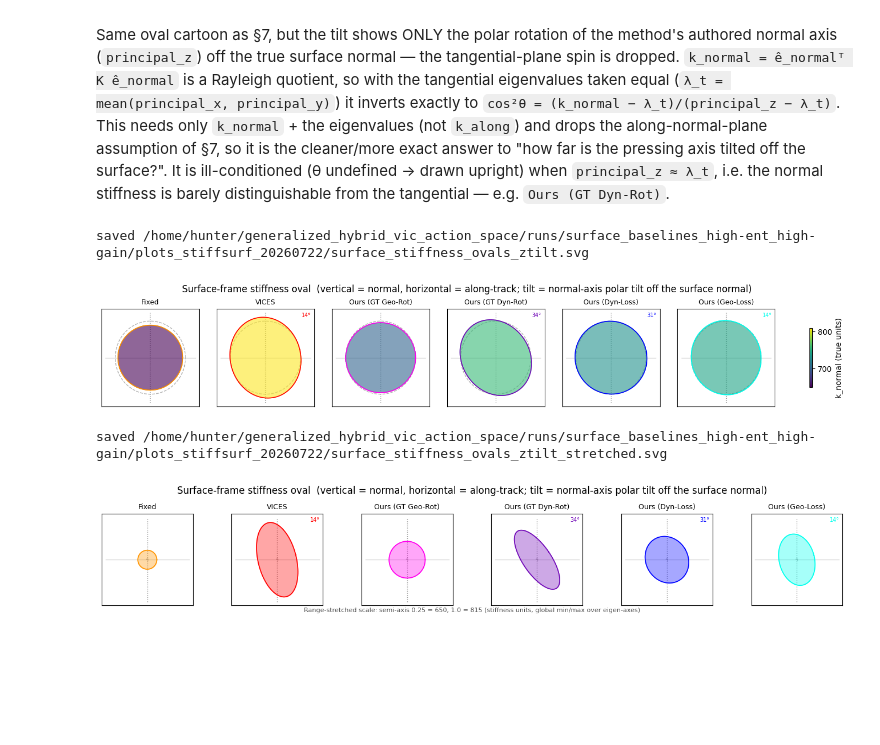
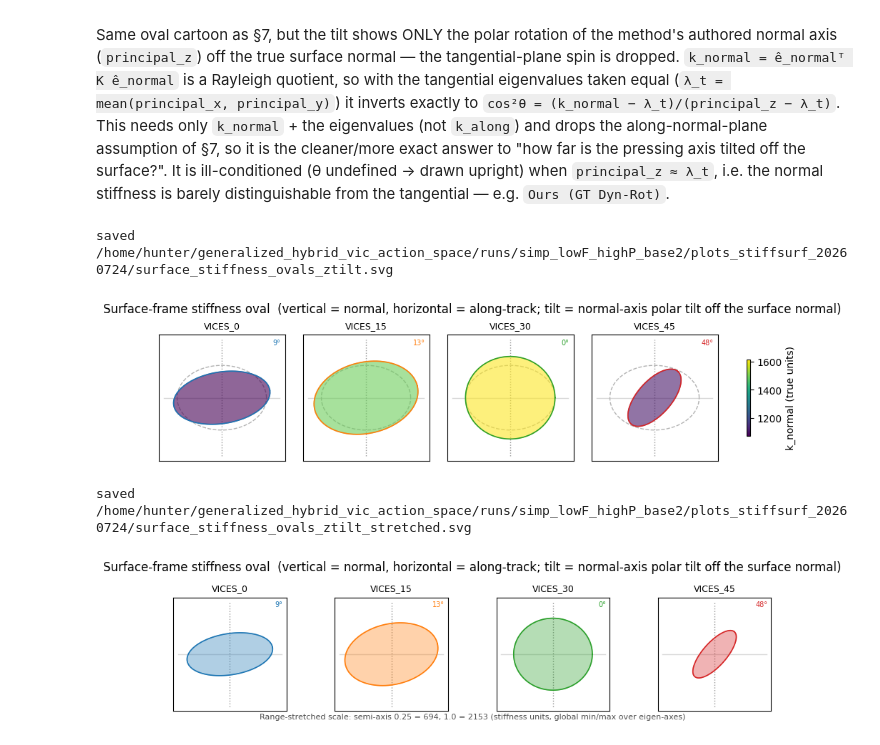
Before and after one commit to RoboNuke/generalized_hybrid_vic_action_space, a Jupyter notebook: data_analysis/stiff_surface_analysis.ipynb, the cells around one changed output. Drawn from its saved outputs; the diff is of its cells as text; code cells hidden in the pictures; blank space fills up the shorter version.

Commit message:
data_analysis: WIP updates to flat/stiff surface notebooks + plot_tools
Co-Authored-By: Claude Opus 4.8 <noreply@anthropic.com>

```diff
--- a/data_analysis/stiff_surface_analysis.ipynb
+++ b/data_analysis/stiff_surface_analysis.ipynb
@@ -79,15 +79,15 @@ RUNS_ROOT = dl.runs_root()
 # downloaded ONCE into runs/{WANDB_PROJECT}_{WANDB_TAG}/ (cached — the load cell below skips
 # groups already present, so this notebook AND the other surface notebooks reuse the same data).
 # Set WANDB_PROJECT/WANDB_TAG = None to load a local LOCAL_FOLDER instead.
-WANDB_PROJECT = "surface_baselines"
-WANDB_TAG     = "high-ent_high-gain"
+WANDB_PROJECT = "simp_lowF_highP" # "surface_baselines"
+WANDB_TAG     = "base2" #"50k_20N-Break" #"high-ent_high-gain"
 WANDB_ENTITY  = "hur"
 LOCAL_FOLDER  = "baseline_swap"  # used only when WANDB_PROJECT/TAG are None
 FOLDER_NAME   = f"{WANDB_PROJECT}_{WANDB_TAG}" if (WANDB_PROJECT and WANDB_TAG) else LOCAL_FOLDER
 # Force a FRESH pull from the wandb server, overwriting the local cache even if it looks
 # complete (ignores the download-once cache). Leave False for the fast cached path; flip True
 # to grab the latest data after runs have logged more (used by the load cell below).
-FORCE_WANDB_REFRESH = True
+FORCE_WANDB_REFRESH = False #True
 
 # Confidence band: mean +/- CI_Z * SEM across runs. 1.96 -> ~95% CI.
 CI_Z = 1.96
@@ -98,7 +98,7 @@ SUCCESS_METRIC = "Episode / Ever success rate"
 
 # Shared x-axis for time-series plots. XLIM is (min, max) or None.
 XLABEL = "Env Steps"
-XLIM = (0, 100149)
+XLIM = (0, 20149)
 
 # The flat-surface-follow task has NO free_space -> search -> insertion phases (the
 # tool tracks a surface the whole episode), so there is nothing to split on — unlike
@@ -118,7 +118,7 @@ DIR_SPECS = [
 # How each scalar is reduced per run before aggregating across runs.
 # "mean_tail" averages the last few logged points (denoises the converged value);
 # alternatives: "last", "at_best" (value at the run's peak-success step), "max".
-REDUCE = "at_best"
+REDUCE = "last" #"at_best"
 
 # Dated output folder: runs/{FOLDER_NAME}/plots_stiffsurf_{date}/{name}.svg
 PLOTS_DIR = os.path.join(RUNS_ROOT, FOLDER_NAME,
@@ -290,22 +299,22 @@ fig = pt.plot_surface_stiffness_ellipses(DATA, STYLE, reduce=REDUCE, tilt_mode="
 pt.save_plot(fig, "surface_stiffness_ovals_ztilt", STYLE)
 plt.show()
 # %% [output]
-saved /home/hunter/generalized_hybrid_vic_action_space/runs/surface_baselines_high-ent_high-gain/plots_stiffsurf_20260722/surface_stiffness_ovals_ztilt.svg
+saved /home/hunter/generalized_hybrid_vic_action_space/runs/simp_lowF_highP_base2/plots_stiffsurf_20260724/surface_stiffness_ovals_ztilt.svg
-[figure, old version]
+[figure, new version]
 # %%
 # (4a) Same normal-axis (z) tilt as (4), but range-stretched scale so small differences pop
 # (identical scaling to (3a)): scale_mode="range" affine-maps the global [min, max] over all
 # semi-axis values (principal_z AND the tangential mean, pooled) onto [0.25, 1.0]. Magnitudes
 # are exaggerated — read shape/tilt, not absolute size. GHOST_NORMAL sets the reference oval
 # radius in TRUE stiffness units, run through the same range map.
-SHOW_GHOST = True
+SHOW_GHOST = False
 GHOST_NORMAL = 600.0   # reference stiffness (true units); set to your anchor of choice
 fig = pt.plot_surface_stiffness_ellipses(DATA, STYLE, reduce=REDUCE, tilt_mode="zaxis",
                                          selection_metric=SUCCESS_METRIC,
                                          scale_mode="range", ghost=SHOW_GHOST,
                                          ghost_normal=GHOST_NORMAL)
 pt.save_plot(fig, "surface_stiffness_ovals_ztilt_stretched", STYLE)
 plt.show()
 # %% [output]
-saved /home/hunter/generalized_hybrid_vic_action_space/runs/surface_baselines_high-ent_high-gain/plots_stiffsurf_20260722/surface_stiffness_ovals_ztilt_stretched.svg
+saved /home/hunter/generalized_hybrid_vic_action_space/runs/simp_lowF_highP_base2/plots_stiffsurf_20260724/surface_stiffness_ovals_ztilt_stretched.svg
-[figure, old version]
+[figure, new version]
```
Also changed, not shown: parts of 8 cells of this notebook, 2 other files.
